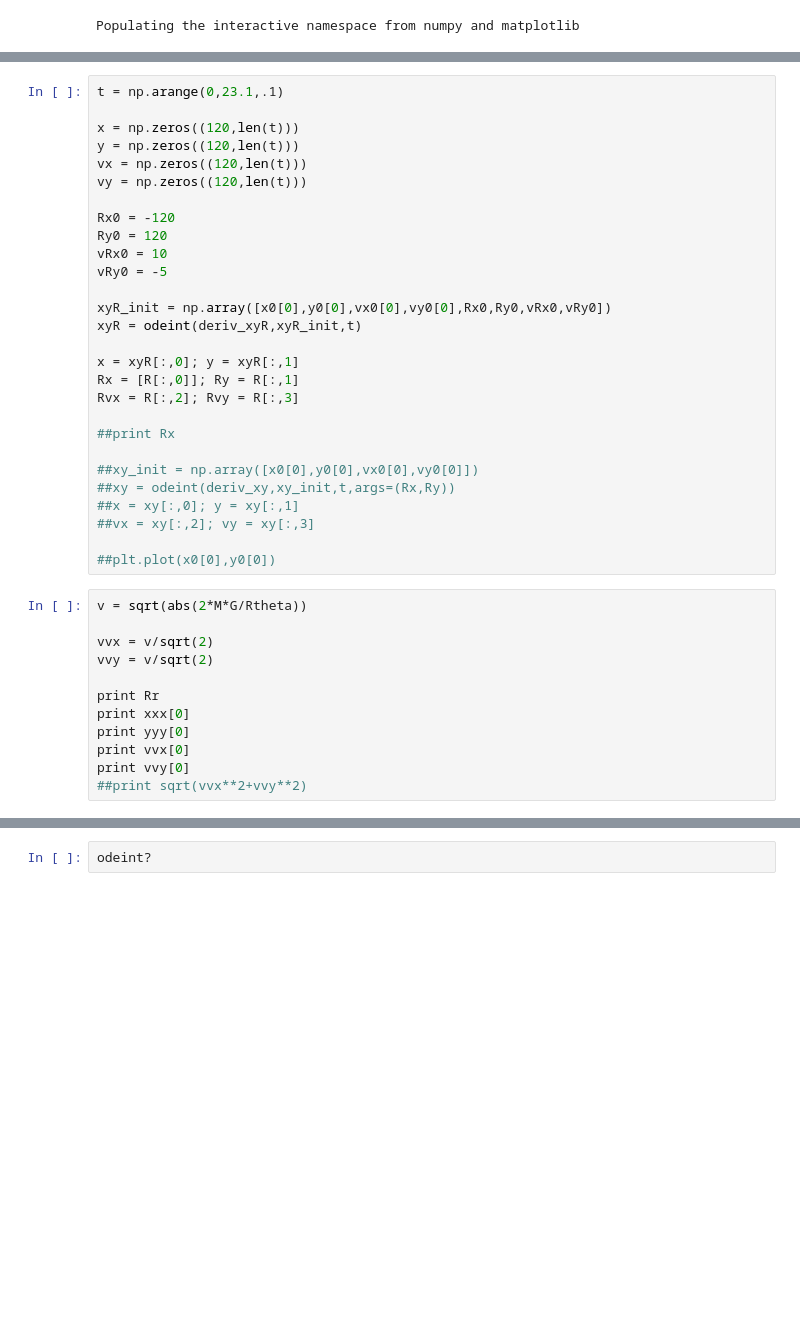
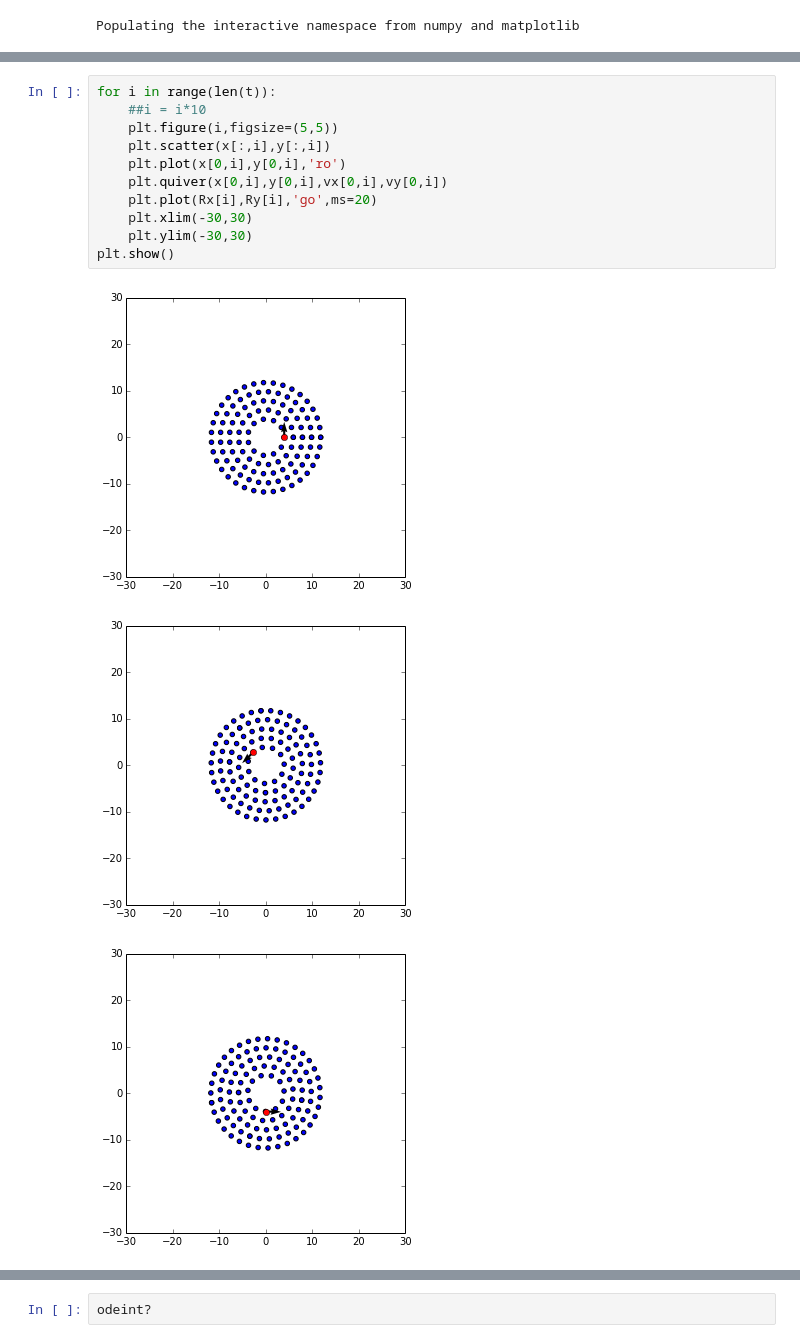
Before and after one commit to jpelgrif/PHYS202-S14, a Jupyter notebook: Project/Project.ipynb, the cells around one changed output, grey strips where cells are left out. Cells and saved outputs as stored; diff of their text form; blank space fills up the shorter version.

```diff
--- a/Project/Project.ipynb
+++ b/Project/Project.ipynb
@@ -219,40 +143,15 @@ def deriv_xyR(current,t):
-# %%
-t = np.arange(0,23.1,.1)
-
-x = np.zeros((120,len(t)))
-y = np.zeros((120,len(t)))
-vx = np.zeros((120,len(t)))
-vy = np.zeros((120,len(t)))
-
-Rx0 = -120
-Ry0 = 120
-vRx0 = 10
-vRy0 = -5
-
-xyR_init = np.array([x0[0],y0[0],vx0[0],vy0[0],Rx0,Ry0,vRx0,vRy0])
-xyR = odeint(deriv_xyR,xyR_init,t)
-
-x = xyR[:,0]; y = xyR[:,1]
-Rx = [R[:,0]]; Ry = R[:,1]
-Rvx = R[:,2]; Rvy = R[:,3]
-
-##print Rx
-
-##xy_init = np.array([x0[0],y0[0],vx0[0],vy0[0]])
-##xy = odeint(deriv_xy,xy_init,t,args=(Rx,Ry))
-##x = xy[:,0]; y = xy[:,1]
-##vx = xy[:,2]; vy = xy[:,3]
-
-##plt.plot(x0[0],y0[0])
-# %%
-v = sqrt(abs(2*M*G/Rtheta))
-
-vvx = v/sqrt(2)
-vvy = v/sqrt(2)
-
-print Rr
-print xxx[0]
-print yyy[0]
-print vvx[0]
-print vvy[0]
-##print sqrt(vvx**2+vvy**2)
+# %%
+for i in range(len(t)):
+    ##i = i*10
+    plt.figure(i,figsize=(5,5))
+    plt.scatter(x[:,i],y[:,i])
+    plt.plot(x[0,i],y[0,i],'ro')
+    plt.quiver(x[0,i],y[0,i],vx[0,i],vy[0,i])
+    plt.plot(Rx[i],Ry[i],'go',ms=20)
+    plt.xlim(-30,30)
+    plt.ylim(-30,30)
+plt.show()
+# %% [output]
+[figure, added]
+[figure, added]
+[figure, added]
```
Also changed, not shown: parts of 12 cells of this notebook.
